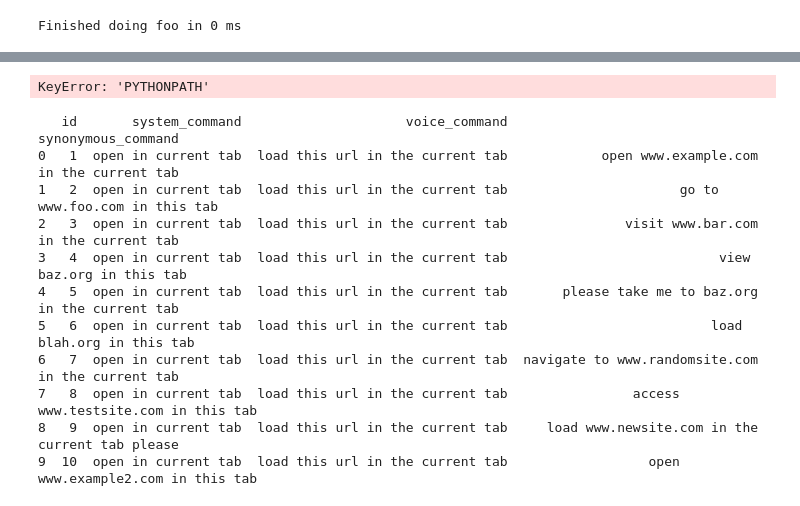
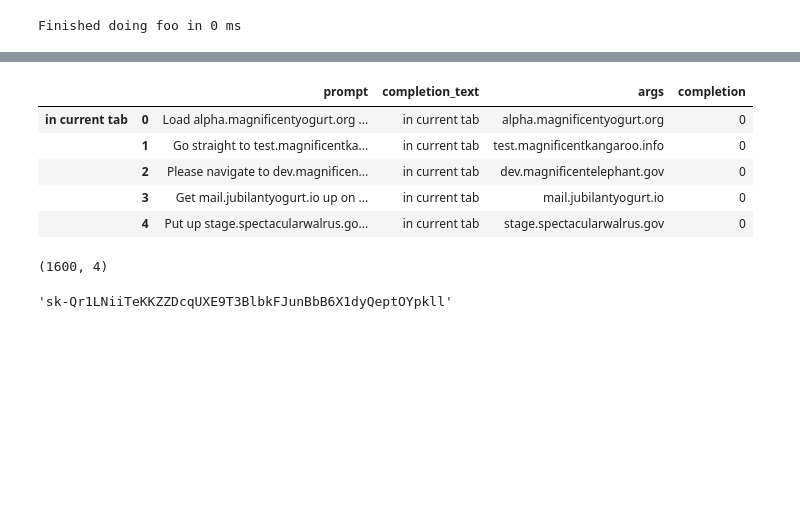
Before and after one commit to deepily/genie-in-the-box, a Jupyter notebook: src/notebooks/synthetic-data-generation-plain-text.ipynb, the cells around one changed output, grey strips where cells are left out. Cells and saved outputs as stored; diff of their text form; code cells hidden in the pictures; blank space fills up the shorter version.

````diff
--- a/src/notebooks/synthetic-data-generation-plain-text.ipynb
+++ b/src/notebooks/synthetic-data-generation-plain-text.ipynb
@@ -261,12 +214,0 @@ vox_commands_dict
-# %%
-def get_vox_commands( command_paths, command_map ):
-
-    vox_command_dfs = [ ]
-
-    for path in command_paths:
-
-        print( "Loading [{}]...".format( path ) )
-        commands = du.get_file_as_list( path, clean=True, lower_case=True )
-        print( "Loaded [{}] commands".format( len( commands ) ) )
-
-get_vox_commands( training_data_paths, vox_commands_dict )
@@ -369,0 +300,7 @@ return the results in json format, using the following descriptions for each fie
+# %%
+# update list of data frames
+vox_command_dfs = get_vox_commands( training_data_paths, vox_filename_to_completion_text_dict )
+
+# concatenate data frames
+vox_command_df = pd.concat( vox_command_dfs )
+vox_command_df.shape
@@ -369,0 +326,32 @@ return the results in json format, using the following descriptions for each fie
+# %%
+def format_df( df ):
+    # Get categorical values.
+    df[ "completion_categorical" ] = pd.factorize( df[ "completion" ] )[ 0 ]
+
+    # Rename columns
+    df.rename( columns={ "completion": "completion_text", "completion_categorical": "completion" }, inplace=True )
+
+    # Add leading space per instructions
+    df[ "completion" ] = " " + df[ "completion" ].astype( str )
+
+    # Insert hash marks and space according to these instructions below
+    # https://community.openai.com/t/gpt3-finetuning-for-multilabel-classification/19105/5
+    df[ "prompt" ]     =       df[ "prompt" ] + "\n\n###\n\n"
+    df[ "completion" ] = " " + df[ "completion" ].astype( str )
+
+    # Display the head
+    return  df
+
+formatted_df = format_df( vox_command_df.copy() )
+formatted_df.head()
+# %% [output]
+|  |  | prompt | completion_text | args | completion |
+| in current tab | 0 | Load alpha.magnificentyogurt.org ... | in current tab | alpha.magnificentyogurt.org | 0 |
+|  | 1 | Go straight to test.magnificentka... | in current tab | test.magnificentkangaroo.info | 0 |
+|  | 2 | Please navigate to dev.magnificen... | in current tab | dev.magnificentelephant.gov | 0 |
+|  | 3 | Get mail.jubilantyogurt.io up on ... | in current tab | mail.jubilantyogurt.io | 0 |
+|  | 4 | Put up stage.spectacularwalrus.go... | in current tab | stage.spectacularwalrus.gov | 0 |
+# %%
+formatted_df.shape
+# %% [output]
+(1600, 4)
@@ -370,27 +361,4 @@ return the results in json format, using the following descriptions for each fie
 # %%
-os.environ[ "PYTHONPATH" ]
+os.environ[ "OPENAI_API_KEY" ]
 # %% [output]
-KeyError: 'PYTHONPATH'
+'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'
-# %%
-# responses[ 0 ]
-# responses[ 0 ] = responses[ 0 ].replace( "```", "" )
-# json.loads( responses[ 0 ].replace( "```", "" ) )
-
-response_dfs = [ ]
-
-for response in responses:
-    df = convert_jsons_to_df( response )
-    response_dfs.append( df )
-    print( df )
-# %% [output]
-   id       system_command                     voice_command                                 synonymous_command
-0   1  open in current tab  load this url in the current tab            open www.example.com in the current tab
-1   2  open in current tab  load this url in the current tab                      go to www.foo.com in this tab
-2   3  open in current tab  load this url in the current tab               visit www.bar.com in the current tab
-3   4  open in current tab  load this url in the current tab                           view baz.org in this tab
-4   5  open in current tab  load this url in the current tab       please take me to baz.org in the current tab
-5   6  open in current tab  load this url in the current tab                          load blah.org in this tab
-6   7  open in current tab  load this url in the current tab  navigate to www.randomsite.com in the current tab
-7   8  open in current tab  load this url in the current tab                access www.testsite.com in this tab
-8   9  open in current tab  load this url in the current tab     load www.newsite.com in the current tab please
-9  10  open in current tab  load this url in the current tab                  open www.example2.com in this tab
````
Also changed, not shown: parts of 22 cells of this notebook, 1 other file.
